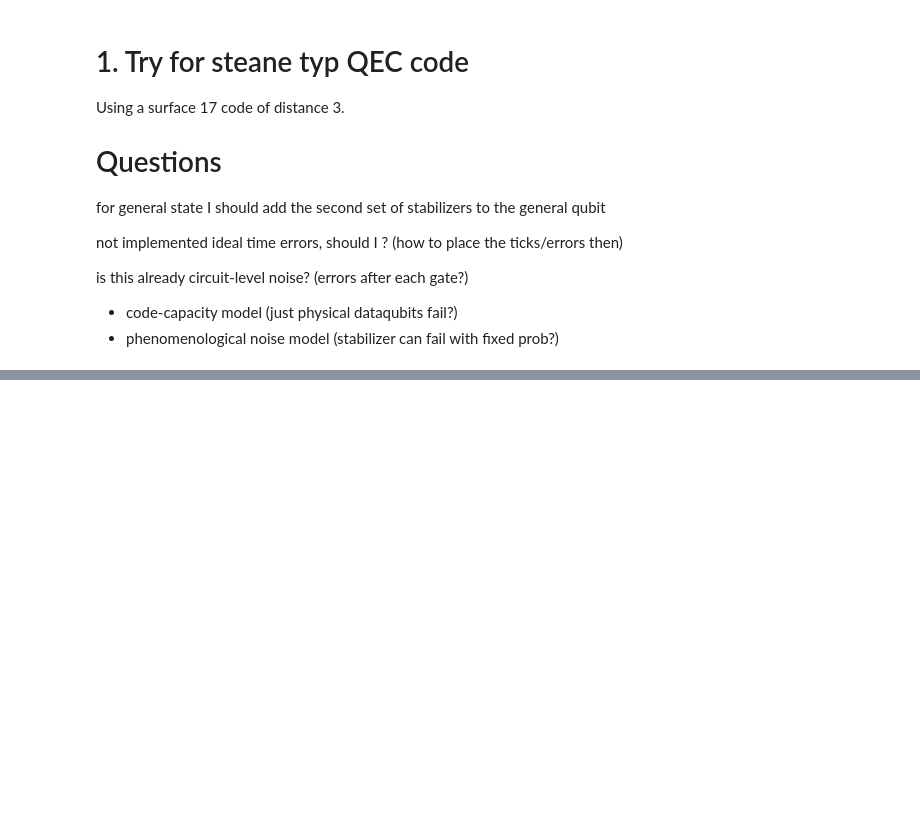
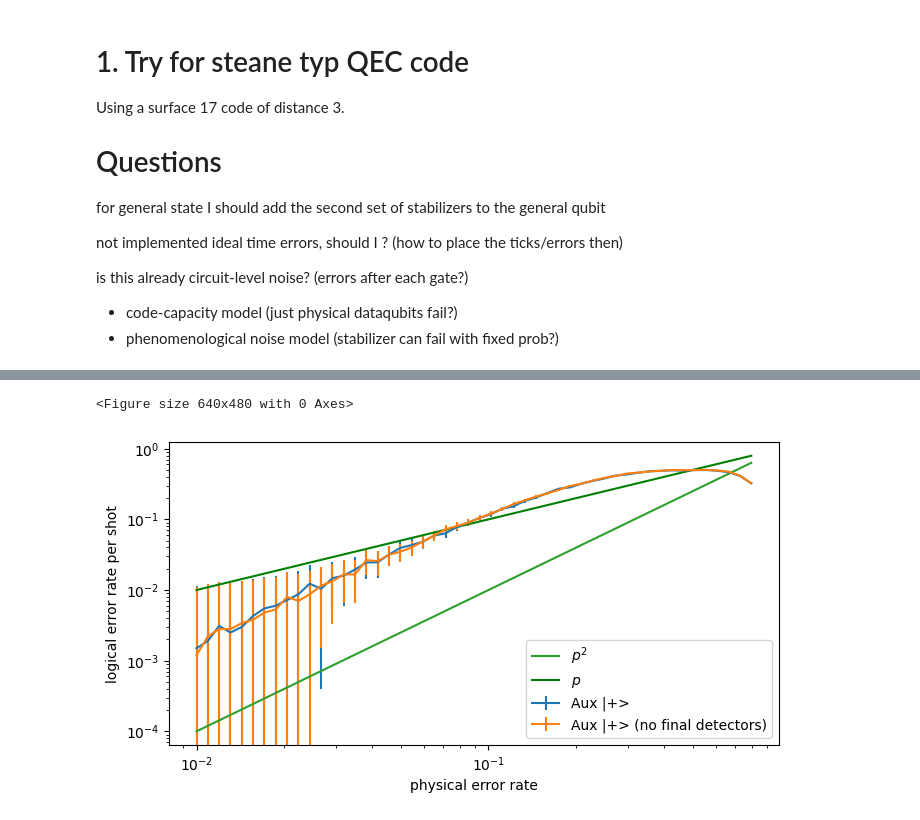
Before and after one commit to leonardlux/MasterArbeit, a Jupyter notebook: code/steane_type/stean_code.ipynb, the cells around one changed output, grey strips where cells are left out. Saved outputs shown, nothing was run; the diff lists cells and outputs as text; code cells hidden in the pictures; blank space fills up the shorter version.

```diff
--- a/code/steane_type/stean_code.ipynb
+++ b/code/steane_type/stean_code.ipynb
@@ -561,0 +828,20 @@ plt.show()
+# %%
+# comparison for different circuits using a function factory: factory_circuit(noise) -> circuit
+if 0:
+    factory_set_test_p_qubit = [
+        factory_steane_only_p,
+        factory_steane_only_p_no_final_detectors,
+    ]
+    factory_set_test_0_qubit = [
+        factory_steane_only_0,
+        factory_steane_only_0_no_final_detectors,
+    ]
+
+
+    plot_factory_set(
+        factory_set_test_p_qubit,
+        num_shots=10_000,
+    )
+# %% [output]
+<Figure size 640x480 with 0 Axes>
+[figure, added]
```
Also changed, not shown: parts of 16 cells of this notebook.
